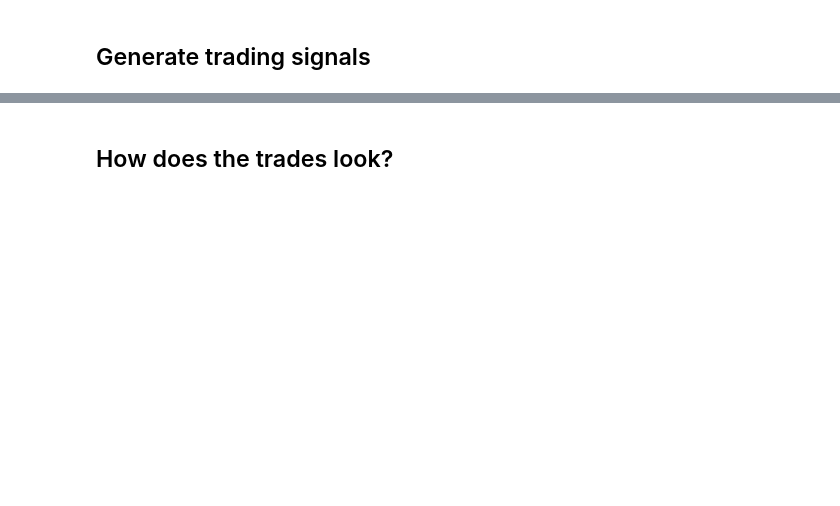
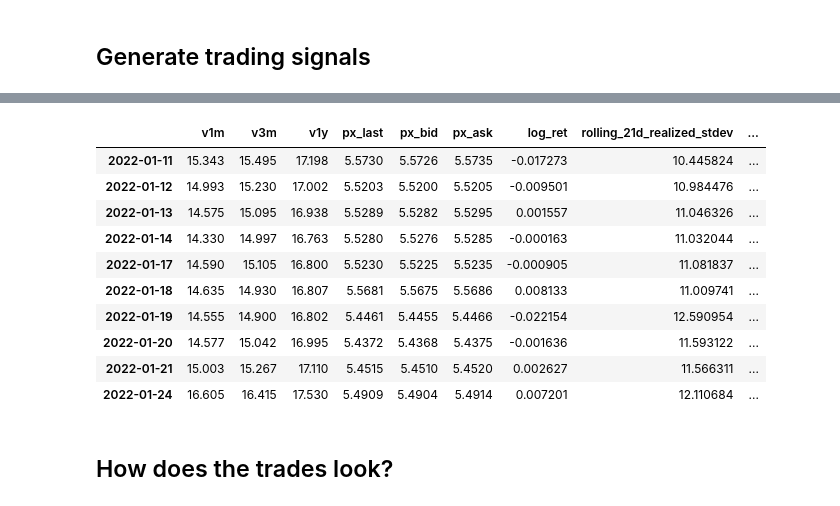
Before and after one commit to frederikbachdk/FXVolTrading, a Jupyter notebook: tradingstrategy/garch_trading.ipynb, the cells around one changed output, grey strips where cells are left out. Cells and saved outputs as stored; diff of their text form; code cells hidden in the pictures; blank space fills up the shorter version.

```diff
--- a/tradingstrategy/garch_trading.ipynb
+++ b/tradingstrategy/garch_trading.ipynb
@@ -177,9 +85,18 @@ As we can see, tails are way fatter
 # %%
-threshold_up = 1.1
-threshold_down = 0.9
-
-gen_trading_signals(df, days_holding_period = 21, thres_up=threshold_up,thres_down=threshold_down)
+gen_trading_signals(df, thres_up=threshold_up,thres_down=threshold_down, days_holding_period = days_holding_period)
 df.tail(10)
+# %% [output]
+|  | v1m | v3m | v1y | px_last | px_bid | px_ask | log_ret | rolling_21d_realized_stdev | ... |
+| 2022-01-11 | 15.343 | 15.495 | 17.198 | 5.5730 | 5.5726 | 5.5735 | -0.017273 | 10.445824 | ... |
+| 2022-01-12 | 14.993 | 15.230 | 17.002 | 5.5203 | 5.5200 | 5.5205 | -0.009501 | 10.984476 | ... |
+| 2022-01-13 | 14.575 | 15.095 | 16.938 | 5.5289 | 5.5282 | 5.5295 | 0.001557 | 11.046326 | ... |
+| 2022-01-14 | 14.330 | 14.997 | 16.763 | 5.5280 | 5.5276 | 5.5285 | -0.000163 | 11.032044 | ... |
+| 2022-01-17 | 14.590 | 15.105 | 16.800 | 5.5230 | 5.5225 | 5.5235 | -0.000905 | 11.081837 | ... |
+| 2022-01-18 | 14.635 | 14.930 | 16.807 | 5.5681 | 5.5675 | 5.5686 | 0.008133 | 11.009741 | ... |
+| 2022-01-19 | 14.555 | 14.900 | 16.802 | 5.4461 | 5.4455 | 5.4466 | -0.022154 | 12.590954 | ... |
+| 2022-01-20 | 14.577 | 15.042 | 16.995 | 5.4372 | 5.4368 | 5.4375 | -0.001636 | 11.593122 | ... |
+| 2022-01-21 | 15.003 | 15.267 | 17.110 | 5.4515 | 5.4510 | 5.4520 | 0.002627 | 11.566311 | ... |
+| 2022-01-24 | 16.605 | 16.415 | 17.530 | 5.4909 | 5.4904 | 5.4914 | 0.007201 | 12.110684 | ... |
 # %% [markdown]
 ## How does the trades look?
 # %%
```
Also changed, not shown: parts of 27 cells of this notebook, 3 other files.
